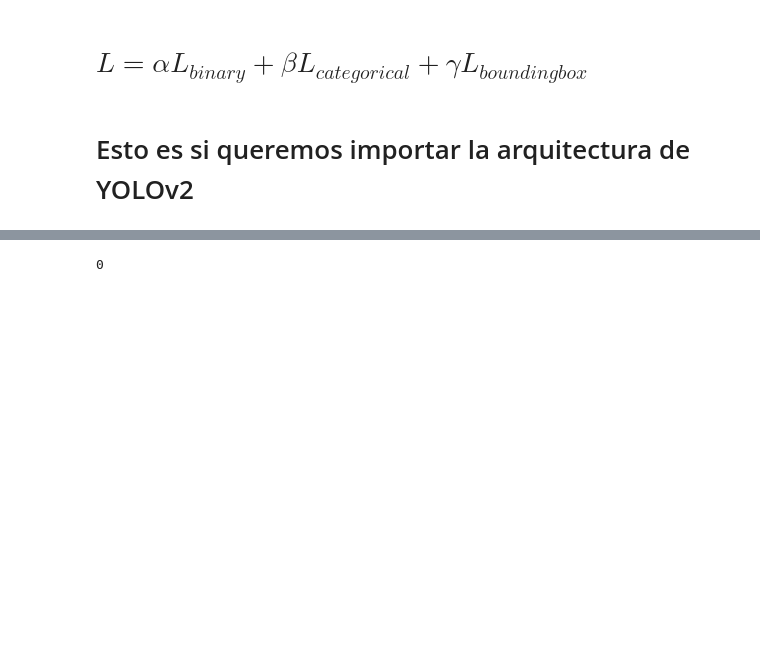
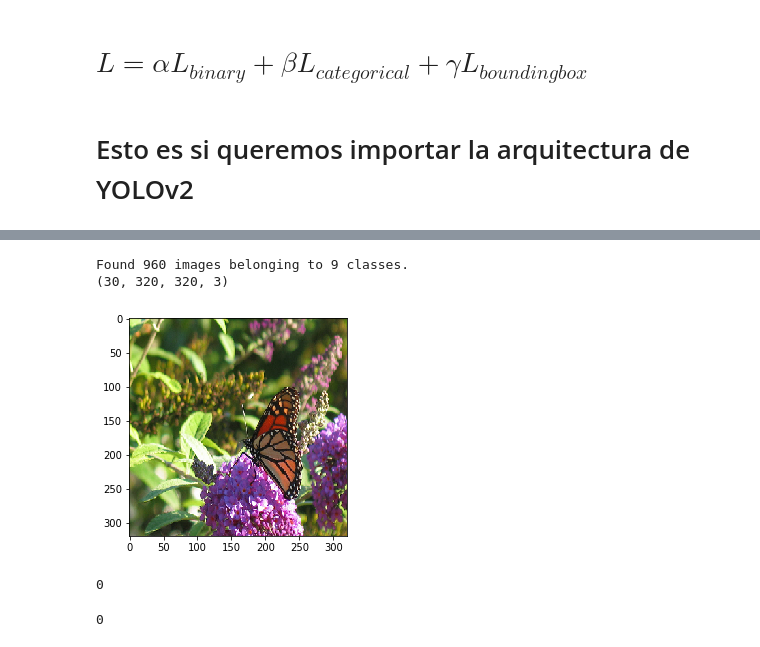
Before and after one commit to deeplearning-itba/Object-Detection, a Jupyter notebook: 4-Localization_with_confidence.ipynb, the cells around one changed output, grey strips where cells are left out. Saved outputs shown, nothing was run; the diff lists cells and outputs as text; code cells hidden in the pictures; blank space fills up the shorter version.

```diff
--- a/4-Localization_with_confidence.ipynb
+++ b/4-Localization_with_confidence.ipynb
@@ -153,3 +187,23 @@ Found 720 images belonging to 7 classes.
+# %%
+val_generator = GeneratorMultipleOutputs(annotations_dict_val,
+                                         val_folder,
+                                         concat_output = True,
+                                         target_size=target_size,
+                                         batch_size=30,
+                                         flip = 'random')
+for data in val_generator:
+    print(data[0].shape)
+    plt.imshow(data[0][1])
+    plt.show()
+    break
+# %% [output]
+Found 960 images belonging to 9 classes.
+(30, 320, 320, 3)
+[figure, added]
+# %%
+val_generator.generator.batch_index
+# %% [output]
+0
 # %%
 train_generator.generator.n % train_generator.generator.batch_size
 # %% [output]
```
Also changed, not shown: parts of 35 cells of this notebook, 8 other files.
